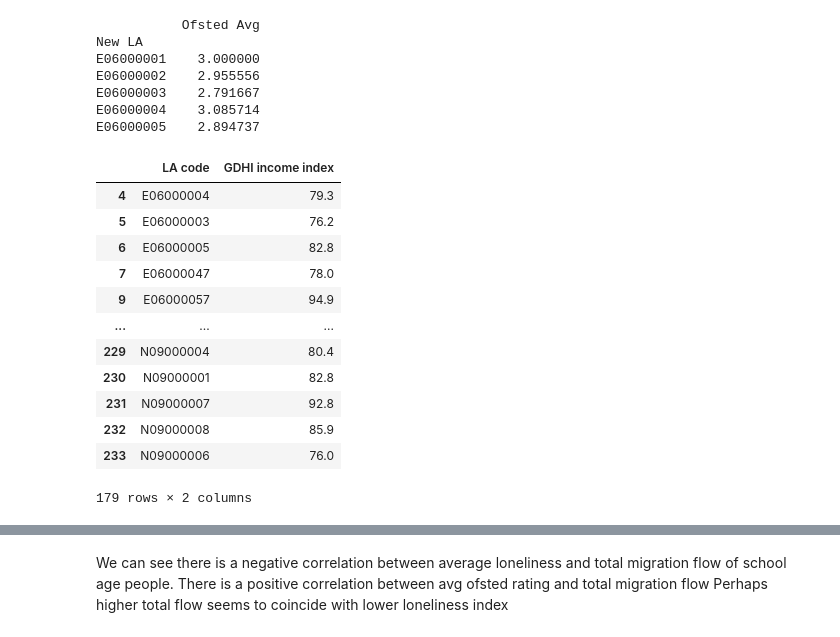
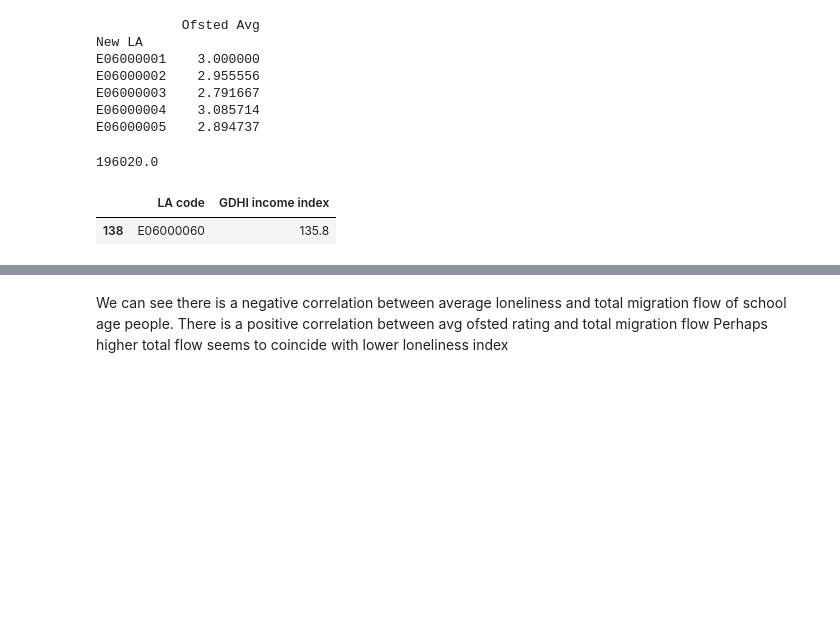
Before and after one commit to JonathanMarriott/ADS-Loneliness, a Jupyter notebook: school ranking and income/school_analysis.ipynb, the cells around one changed output, grey strips where cells are left out. Saved outputs shown, nothing was run; the diff lists cells and outputs as text; code cells hidden in the pictures; blank space fills up the shorter version.

```diff
--- a/school ranking and income/school_analysis.ipynb
+++ b/school ranking and income/school_analysis.ipynb
@@ -121,33 +115,25 @@ E06000004    3.085714
 E06000005    2.894737
 # %%
 #Get LA population data
-pop_df = pd.read_excel('ukmidyearestimates20182019ladcodes.xls',sheet_name='MYE2-All',header=4)
-pop_df = pop_df.loc[pop_df['Code'].isin(lonely_index_average.reset_index()['LA code'])]
+pop_df = pd.read_excel('ukmidyearestimates2017finalversion.xls',sheet_name='MYE2 - All',header=4)
+#pop_df = pop_df.loc[pop_df['Code'].isin(lonely_index_average.reset_index()['LA code'])]
 pop_dict = dict(zip(pop_df['Code'],pop_df['All ages']))
+pop_dict['E07000004']
+# %% [output]
+196020.0
 # %%
 #Income data for uk regions - gross disposable household income (GDHI) per head as index
 income_df = pd.read_excel('regionalgrossdisposablehouseholdincomeallitlregions.xls',sheet_name='Table 3',header= 1)
 itl_coversion_df = pd.read_excel('LAD21_LAU121_ITL321_ITL221_ITL121_UK_LU.xlsx',header=0)
 income_df = income_df.loc[income_df['ITL code'].str.len() == 5] #filter to smaller regions
 itl2LAcode = dict(zip(itl_coversion_df['ITL321CD'],itl_coversion_df['LAD21CD']))
 income_df['LA code'] = income_df['ITL code'].apply(lambda x: itl2LAcode[x])
 income_df = income_df[['LA code',2018]]
 income_df = income_df.rename(columns={2018:'GDHI income index'})
-income_df
+income_df.loc[income_df['LA code'].isin(['E06000060'])]
 # %% [output]
 |  | LA code | GDHI income index |
-| 4 | E06000004 | 79.3 |
-| 5 | E06000003 | 76.2 |
-| 6 | E06000005 | 82.8 |
-| 7 | E06000047 | 78.0 |
-| 9 | E06000057 | 94.9 |
-| ... | ... | ... |
-| 229 | N09000004 | 80.4 |
-| 230 | N09000001 | 82.8 |
-| 231 | N09000007 | 92.8 |
-| 232 | N09000008 | 85.9 |
-| 233 | N09000006 | 76.0 |
+| 138 | E06000060 | 135.8 |
-179 rows × 2 columns
 # %%
 #KS2 school data
 import numpy as np
```
Also changed, not shown: parts of 6 cells of this notebook, 11 other files.
